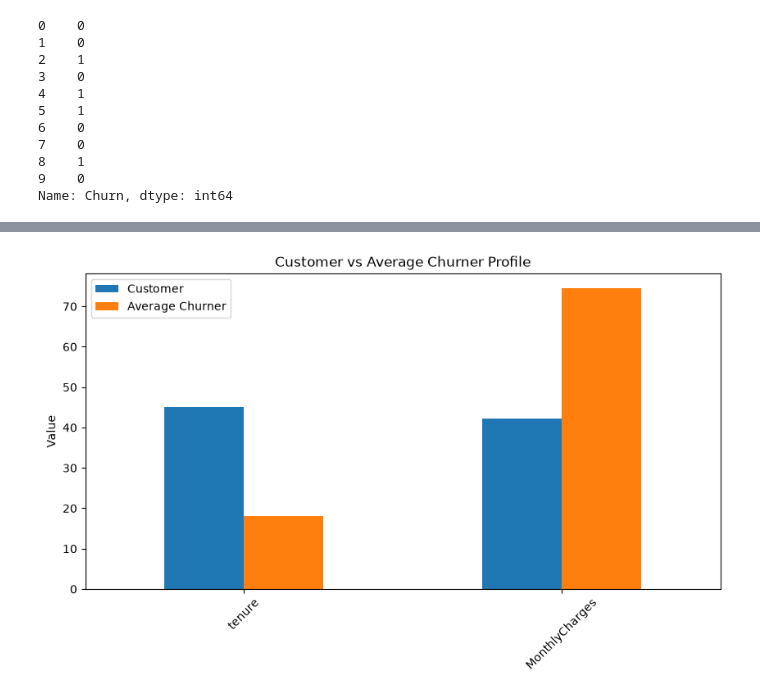
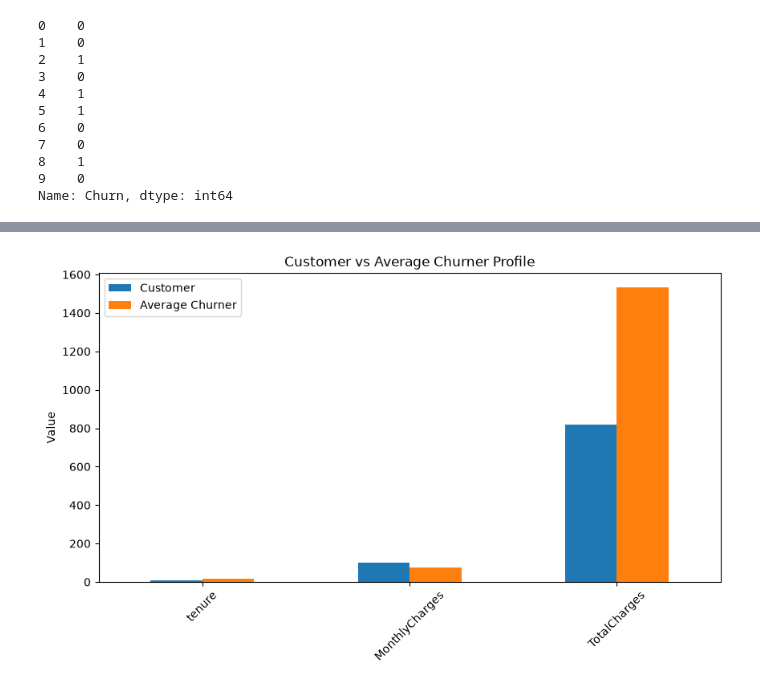
Before and after one commit to SamagraSP/Customer-Churn-Prediction, a Jupyter notebook: Customer Churn.ipynb, the cells around one changed output, grey strips where cells are left out. Drawn from its saved outputs; the diff is of its cells as text; code cells hidden in the pictures.

```diff
--- a/Customer Churn.ipynb
+++ b/Customer Churn.ipynb
@@ -182,3 +182,6 @@ dataset[dataset['TotalCharges'].isnull()]
 | 6670 | 4075-WKNIU | Female | 0 | Yes | Yes | 0 | Yes | Yes | ... |
 | 6754 | 2775-SEFEE | Male | 0 | No | Yes | 0 | Yes | Yes | ... |
 11 rows × 21 columns
+# %%
+dataset['TotalCharges']= dataset['TotalCharges'].astype(float)
+dataset.head(2)
@@ -185,5 +193,5 @@ dataset[dataset['TotalCharges'].isnull()]
 # %%
-dataset = dataset.dropna(subset=['TotalCharges'])
+dataset["TotalCharges"] = dataset["TotalCharges"].fillna(dataset["TotalCharges"].mean())
 dataset[:2]
 # %% [output]
 |  | customerID | gender | SeniorCitizen | Partner | Dependents | tenure | PhoneService | MultipleLines | ... |
@@ -482,36 +494,37 @@ Columns: ['tenure', 'MonthlyCharges', 'TotalCharges']
 features = [
     'tenure',
     'MonthlyCharges',
+    'TotalCharges'
 ]
 
 
 customer_scaled_df = pd.DataFrame(
     dataset,
     columns=features
 )
 
 avg_churner = (
     dataset[dataset['Churn']==1][features].mean()
 )
 
 comparison = pd.DataFrame({
-    'Customer': customer_scaled_df.iloc[3],
+    'Customer': customer_scaled_df.iloc[5],
     'Average Churner': avg_churner
 })
 
 comparison.plot(
     kind='bar',
     figsize=(10,5)
 )
 
 plt.title(
     "Customer vs Average Churner Profile"
 )
 
 plt.ylabel("Value")
 plt.xticks(rotation=45)
 
 plt.legend()
 plt.show()
 # %% [output]
-[figure, old version]
+[figure, new version]
```
Also changed, not shown: parts of 17 cells of this notebook, 4 other files.
